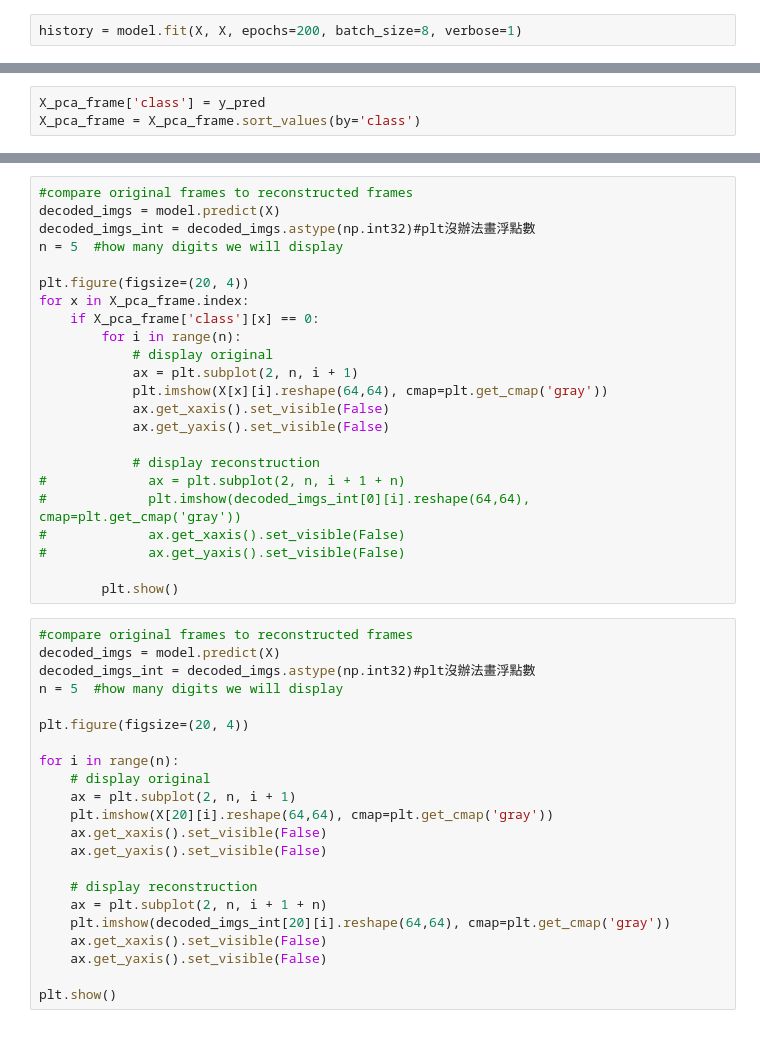
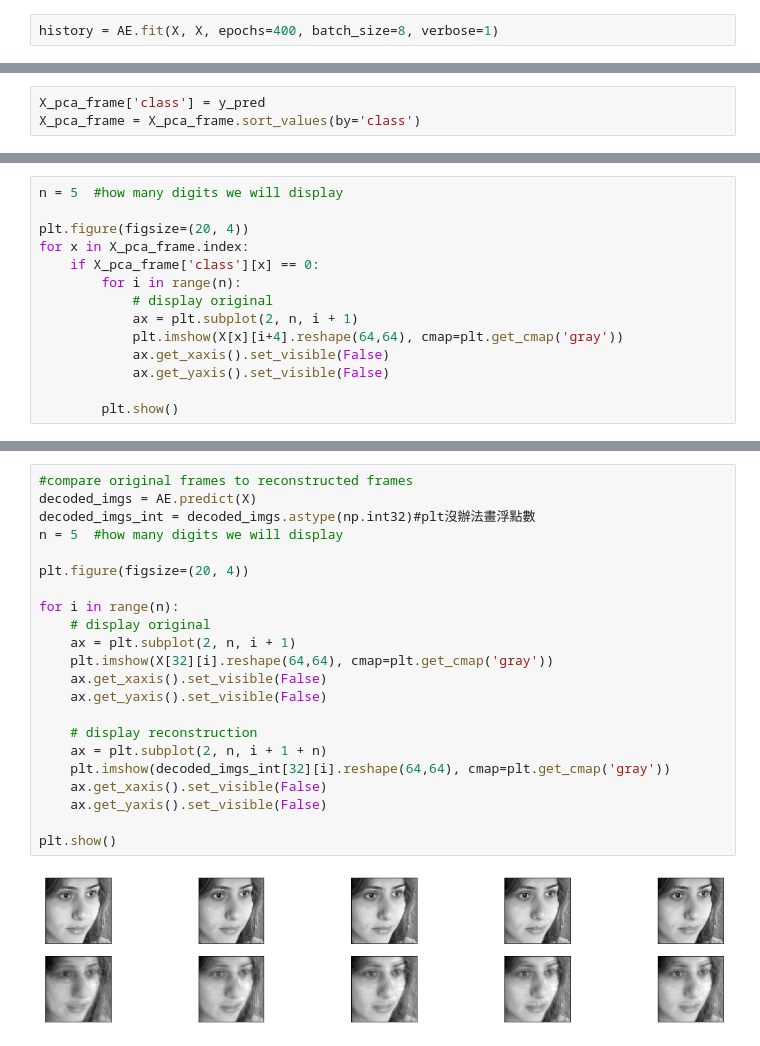
Before and after one commit to writeforfun/Video-Autoencoder, a Jupyter notebook: RNNAE.ipynb, the cells around one changed output, grey strips where cells are left out. Saved outputs shown, nothing was run; the diff lists cells and outputs as text.

```diff
--- a/RNNAE.ipynb
+++ b/RNNAE.ipynb
@@ -57,2 +86,2 @@ model.summary()
 # %%
-history = model.fit(X, X, epochs=200, batch_size=8, verbose=1)
+history = AE.fit(X, X, epochs=400, batch_size=8, verbose=1)
@@ -112,0 +195,14 @@ X_pca_frame.value_counts('class')
+# %%
+n = 5  #how many digits we will display
+
+plt.figure(figsize=(20, 4))
+for x in X_pca_frame.index:
+    if X_pca_frame['class'][x] == 0:
+        for i in range(n):
+            # display original
+            ax = plt.subplot(2, n, i + 1)
+            plt.imshow(X[x][i+4].reshape(64,64), cmap=plt.get_cmap('gray'))
+            ax.get_xaxis().set_visible(False)
+            ax.get_yaxis().set_visible(False)
+
+        plt.show()
@@ -113,45 +223,24 @@ X_pca_frame.value_counts('class')
 # %%
 #compare original frames to reconstructed frames
-decoded_imgs = model.predict(X)
+decoded_imgs = AE.predict(X)
 decoded_imgs_int = decoded_imgs.astype(np.int32)#plt沒辦法畫浮點數
 n = 5  #how many digits we will display
 
 plt.figure(figsize=(20, 4))
-for x in X_pca_frame.index:
-    if X_pca_frame['class'][x] == 0:
-        for i in range(n):
-            # display original
-            ax = plt.subplot(2, n, i + 1)
-            plt.imshow(X[x][i].reshape(64,64), cmap=plt.get_cmap('gray'))
-            ax.get_xaxis().set_visible(False)
-            ax.get_yaxis().set_visible(False)
 
-            # display reconstruction
-#             ax = plt.subplot(2, n, i + 1 + n)
-#             plt.imshow(decoded_imgs_int[0][i].reshape(64,64), cmap=plt.get_cmap('gray'))
-#             ax.get_xaxis().set_visible(False)
-#             ax.get_yaxis().set_visible(False)
+for i in range(n):
+    # display original
+    ax = plt.subplot(2, n, i + 1)
+    plt.imshow(X[32][i].reshape(64,64), cmap=plt.get_cmap('gray'))
+    ax.get_xaxis().set_visible(False)
+    ax.get_yaxis().set_visible(False)
 
-        plt.show()
+    # display reconstruction
+    ax = plt.subplot(2, n, i + 1 + n)
+    plt.imshow(decoded_imgs_int[32][i].reshape(64,64), cmap=plt.get_cmap('gray'))
+    ax.get_xaxis().set_visible(False)
+    ax.get_yaxis().set_visible(False)
+
+plt.show()
+# %% [output]
+[figure, added]
-# %%
-#compare original frames to reconstructed frames
-decoded_imgs = model.predict(X)
-decoded_imgs_int = decoded_imgs.astype(np.int32)#plt沒辦法畫浮點數
-n = 5  #how many digits we will display
-
-plt.figure(figsize=(20, 4))
-
-for i in range(n):
-    # display original
-    ax = plt.subplot(2, n, i + 1)
-    plt.imshow(X[20][i].reshape(64,64), cmap=plt.get_cmap('gray'))
-    ax.get_xaxis().set_visible(False)
-    ax.get_yaxis().set_visible(False)
-
-    # display reconstruction
-    ax = plt.subplot(2, n, i + 1 + n)
-    plt.imshow(decoded_imgs_int[20][i].reshape(64,64), cmap=plt.get_cmap('gray'))
-    ax.get_xaxis().set_visible(False)
-    ax.get_yaxis().set_visible(False)
-
-plt.show()
```
Also changed, not shown: parts of 17 cells of this notebook.
